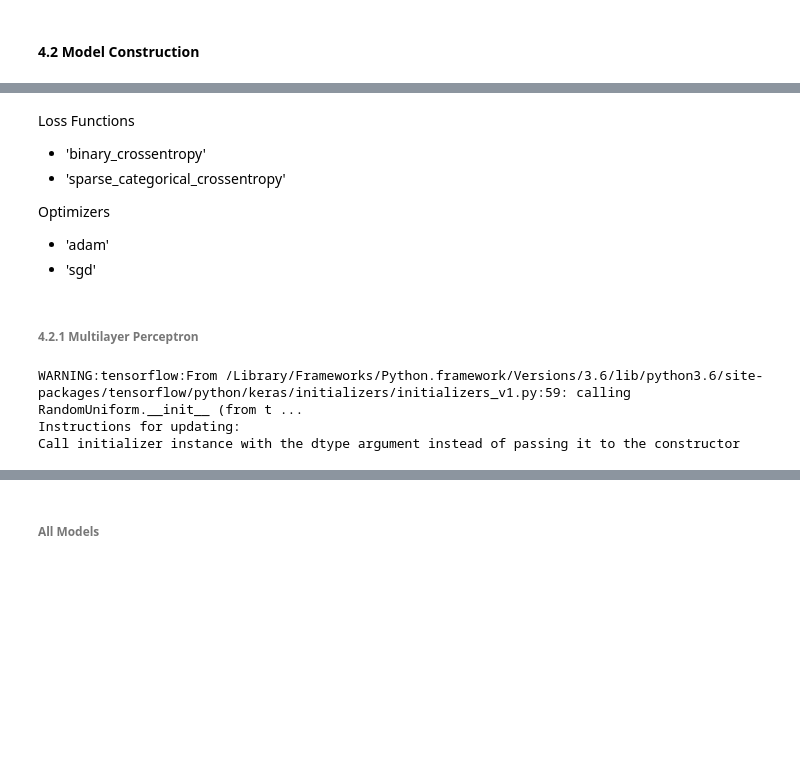
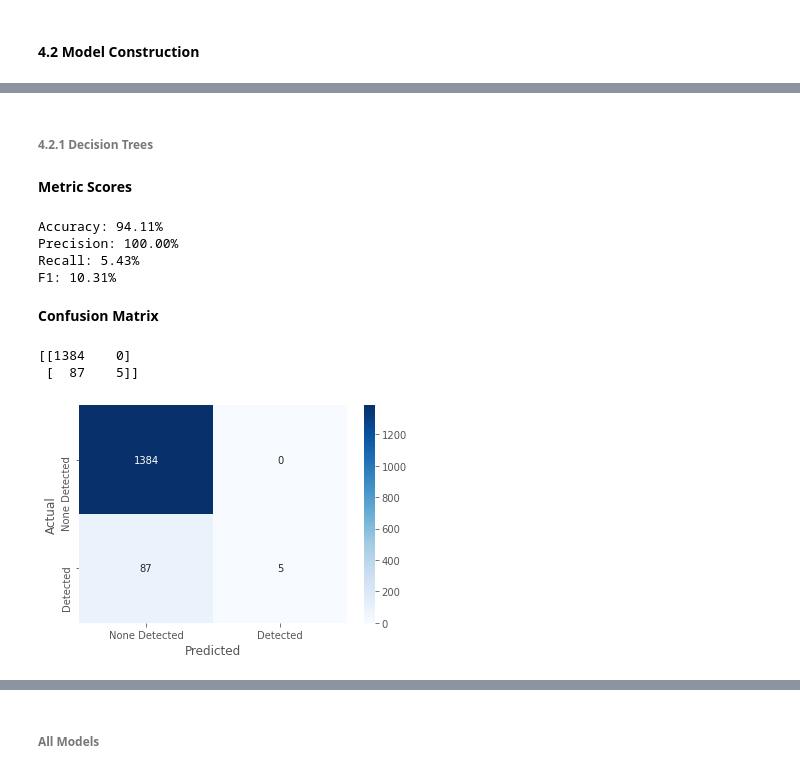
Before and after one commit to iainmuir6/Machine-Learning-with-Coronavirus-Data, a Jupyter notebook: ml_covid_research_w2.ipynb, the cells around one changed output, grey strips where cells are left out. Cells and saved outputs as stored; diff of their text form; code cells hidden in the pictures; blank space fills up the shorter version.

```diff
--- a/ml_covid_research_w2.ipynb
+++ b/ml_covid_research_w2.ipynb
@@ -773,11 +769,3 @@ y_test (1476,)
-# %% [markdown]
-Loss Functions
-* 'binary_crossentropy'
-* 'sparse_categorical_crossentropy'
-
-Optimizers
-* 'adam'
-* 'sgd'
 # %%
 tf.keras.backend.set_floatx('float64')
 tf.set_random_seed(SEED)
@@ -816,12 +773,20 @@ seq2 = Sequential([
 # %% [markdown]
-###### 4.2.1 Multilayer Perceptron <a class="anchor" id="mlp"></a>
+###### 4.2.1 Decision Trees <a class="anchor" id="dt"></a>
-# %%
-mlp1 = Sequential([
-    Dense(12, input_dim=top_n_feats, kernel_initializer='uniform', activation='relu'),
-    Dense(8, kernel_initializer='uniform', activation='relu'),
-    Dense(1, kernel_initializer='uniform', activation='sigmoid')
-])
-# %% [output]
-WARNING:tensorflow:From /Library/Frameworks/Python.framework/Versions/3.6/lib/python3.6/site-packages/tensorflow/python/keras/initializers/initializers_v1.py:59: calling RandomUniform.__init__ (from t ...
-Instructions for updating:
-Call initializer instance with the dtype argument instead of passing it to the constructor
+# %%
+dt = DecisionTreeClassifier(
+    max_depth=4, criterion="entropy", random_state=SEED
+)
+dt = dt.fit(X_train, y_train)
+y_prediction = dt.predict(X_test)
+metric_evaluation(y_test, y_prediction)
+plot_confusion_matrix(y_test, y_prediction)
+# %% [output]
+**Metric Scores**
+Accuracy: 94.11%
+Precision: 100.00%
+Recall: 5.43%
+F1: 10.31%
+**Confusion Matrix**
+[[1384    0]
+ [  87    5]]
+[figure, added]
```
Also changed, not shown: parts of 62 cells of this notebook.
